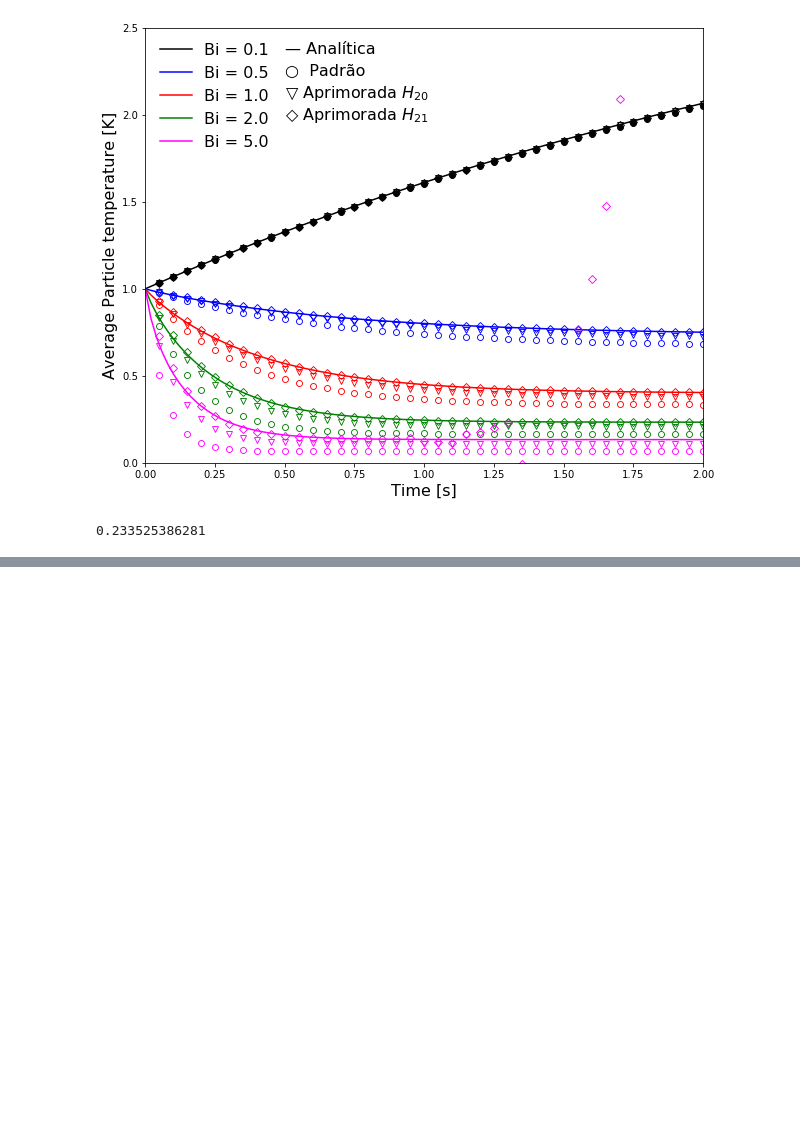
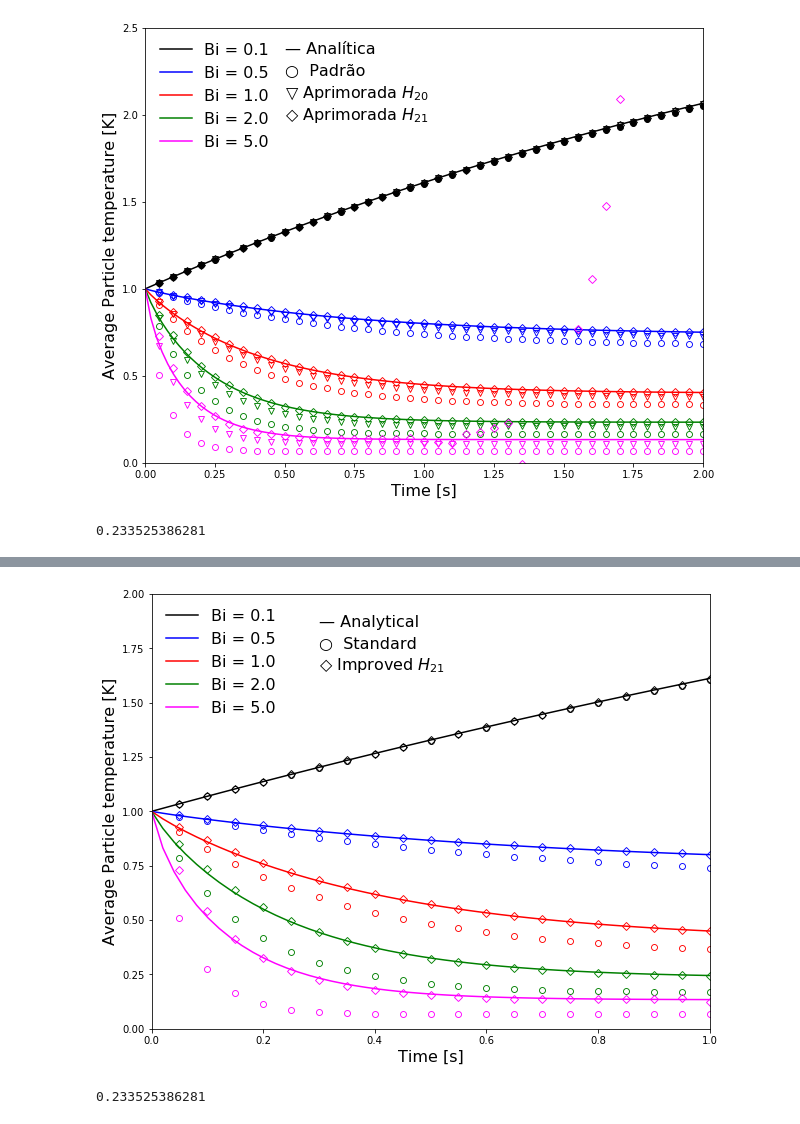
Before and after one commit to lucillalmeida/doutorado-validacoes, a Jupyter notebook: cooling_particle/Post-processing/Transient heat conduction in a solid sphere with convective boundary and heat source -comparison.ipynb, the cells around one changed output, grey strips where cells are left out. Cells and saved outputs as stored; diff of their text form; code cells hidden in the pictures; blank space fills up the shorter version.

```diff
--- a/cooling_particle/Post-processing/Transient heat conduction in a solid sphere with convective boundary and heat source -comparison.ipynb
+++ b/cooling_particle/Post-processing/Transient heat conduction in a solid sphere with convective boundary and heat source -comparison.ipynb
@@ -425,0 +426,48 @@ plt.show()
+# %%
+plt.rcParams["figure.figsize"] = (10.0, 8.0)
+#plt.plot(t,temperature_list[0], linestyle = "-", color = "black", label = "Analítica (Bi = {0:.1f})".format(Biot[0]))
+#plt.plot(t,temperature_list[1], linestyle = "-", color = "blue", label = "Analítica (Bi = {0:.1f})".format(Biot[1]))
+#plt.plot(t,temperature_list[2], linestyle = "-", color = "red", label = "Analítica (Bi = {0:.1f})".format(Biot[2]))
+
+plt.plot(t,average_temperature_list[0], linestyle = "-", color = "black", label = "Bi = {0:.1f}".format(Biot[0]))
+plt.plot(t,average_temperature_list[1], linestyle = "-", color = "blue", label = "Bi = {0:.1f}".format(Biot[1]))
+plt.plot(t,average_temperature_list[2], linestyle = "-", color = "red", label = "Bi = {0:.1f}".format(Biot[2]))
+plt.plot(t,average_temperature_list[3], linestyle = "-", color = "green", label = "Bi = {0:.1f}".format(Biot[3]))
+plt.plot(t,average_temperature_list[4], linestyle = "-", color = "magenta", label = "Bi = {0:.1f}".format(Biot[4]))
+
+plt.plot(t_zero_way_Bi01_standard, temp_zero_way_Bi01_standard, linestyle = "None", marker = 'o', markeredgecolor = "black",
+         markeredgewidth = 0.9, markevery=1, markerfacecolor = "None")
+plt.plot(t_zero_way_Bi05_standard, temp_zero_way_Bi05_standard, linestyle = "None", marker = 'o', markeredgecolor = "blue",
+         markeredgewidth = 0.9, markevery=1, markerfacecolor = "none")
+plt.plot(t_zero_way_Bi1_standard, temp_zero_way_Bi1_standard, linestyle = "None", marker = 'o', markeredgecolor = "red",
+         markeredgewidth = 0.9, markevery=1, markerfacecolor = "none")
+plt.plot(t_zero_way_Bi2_standard, temp_zero_way_Bi2_standard, linestyle = "None", marker = 'o', markeredgecolor = "green",
+         markeredgewidth = 0.9, markevery=1, markerfacecolor = "none")
+plt.plot(t_zero_way_Bi5_standard, temp_zero_way_Bi5_standard, linestyle = "None", marker = 'o', markeredgecolor = "magenta",
+         markeredgewidth = 0.9, markevery=1, markerfacecolor = "none")
+
+plt.plot(t_zero_way_Bi01_improved_h21, temp_zero_way_Bi01_improved_h21, linestyle = "None", marker = 'D', markeredgecolor = "black",
+         markeredgewidth = 0.9, markevery=1, markerfacecolor = "none")
+plt.plot(t_zero_way_Bi05_improved_h21, temp_zero_way_Bi05_improved_h21, linestyle = "None", marker = 'D', markeredgecolor = "blue",
+         markeredgewidth = 0.9, markevery=1, markerfacecolor = "none")
+plt.plot(t_zero_way_Bi1_improved_h21, temp_zero_way_Bi1_improved_h21, linestyle = "None", marker = 'D', markeredgecolor = "red",
+         markeredgewidth = 0.9, markevery=1, markerfacecolor = "none")
+plt.plot(t_zero_way_Bi2_improved_h21, temp_zero_way_Bi2_improved_h21, linestyle = "None", marker = 'D', markeredgecolor = "green",
+         markeredgewidth = 0.9, markevery=1, markerfacecolor = "none")
+plt.plot(t_zero_way_Bi5_improved_h21, temp_zero_way_Bi5_improved_h21, linestyle = "None", marker = 'D', markeredgecolor = "magenta",
+         markeredgewidth = 0.9, markevery=1, markerfacecolor = "none")
+
+plt.xlim(0, 1)
+plt.ylim(0, 2.0)
+plt.legend(fontsize=16, loc='upper left', frameon=False)
+plt.ylabel('Average Particle temperature [K]', fontsize=16)
+plt.xlabel('Time [s]', fontsize=16)
+plt.annotate('\u2014 Analytical',xy=(0.3, 1.85), fontsize=16)
+plt.annotate('\u25CB  Standard', xy=(0.3, 1.75), fontsize=16)
+plt.annotate('\u25C7 Improved $H_{21}$', xy=(0.3, 1.65), fontsize=16)
+plt.show()
+
+print(average_temperature_list[3][-1])
+# %% [output]
+[figure, added]
+0.233525386281
```
Also changed, not shown: parts of 1 cell of this notebook, 9 other files.
